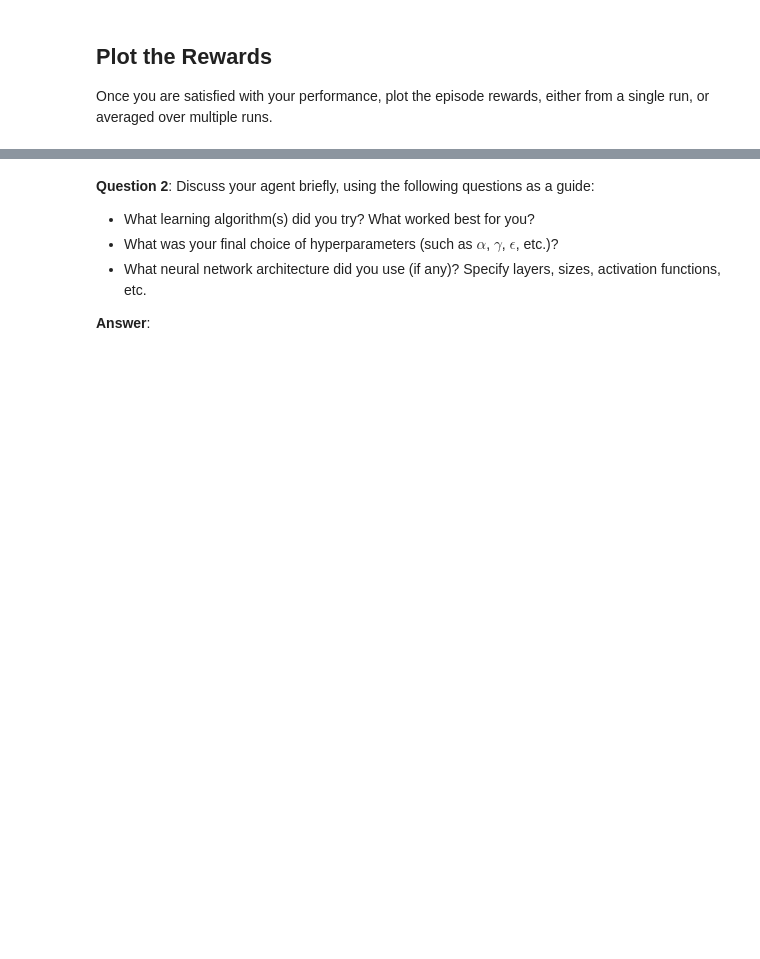
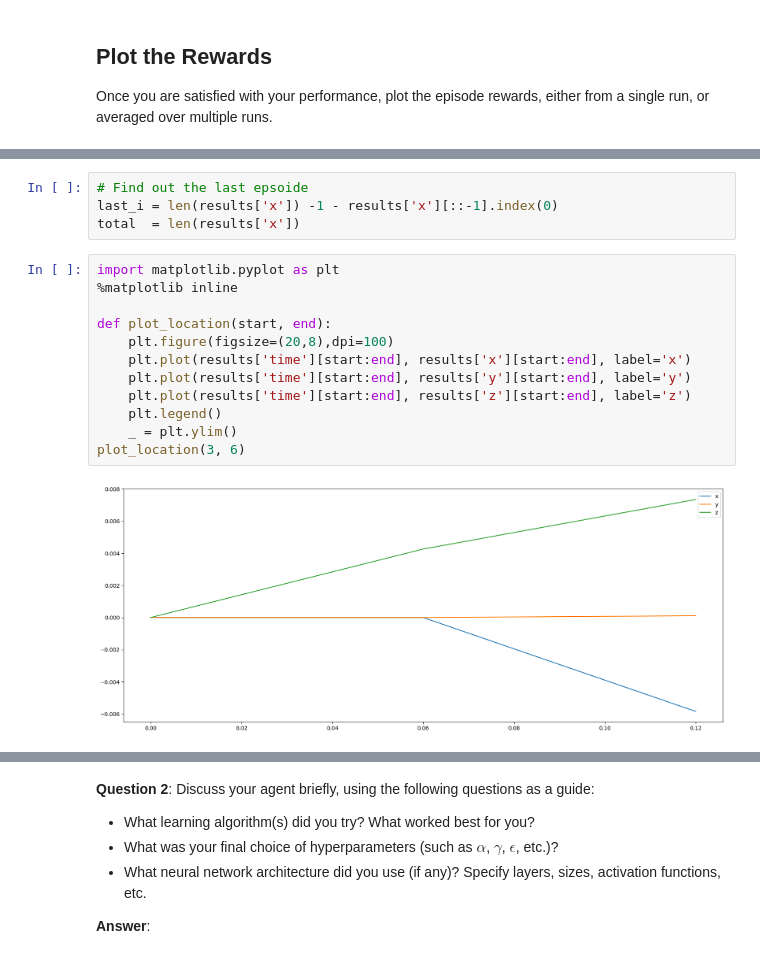
Before and after one commit to SiweiWang/RL-Quadcopter, a Jupyter notebook: Quadcopter_Project.ipynb, the cells around one changed output, grey strips where cells are left out. Cells and saved outputs as stored; diff of their text form; blank space fills up the shorter version.

```diff
--- a/Quadcopter_Project.ipynb
+++ b/Quadcopter_Project.ipynb
@@ -286,3 +316,21 @@ Once you are satisfied with your performance, plot the episode rewards, either f
+# %%
+# Find out the last epsoide
+last_i = len(results['x']) -1 - results['x'][::-1].index(0)
+total  = len(results['x'])
+# %%
+import matplotlib.pyplot as plt
+%matplotlib inline
+
+def plot_location(start, end):
+    plt.figure(figsize=(20,8),dpi=100)
+    plt.plot(results['time'][start:end], results['x'][start:end], label='x')
+    plt.plot(results['time'][start:end], results['y'][start:end], label='y')
+    plt.plot(results['time'][start:end], results['z'][start:end], label='z')
+    plt.legend()
+    _ = plt.ylim()
+plot_location(3, 6)
+# %% [output]
+[figure, added]
 # %%
 import matplotlib.pyplot as plt
 %matplotlib inline
```
Also changed, not shown: parts of 17 cells of this notebook, 6 other files.
